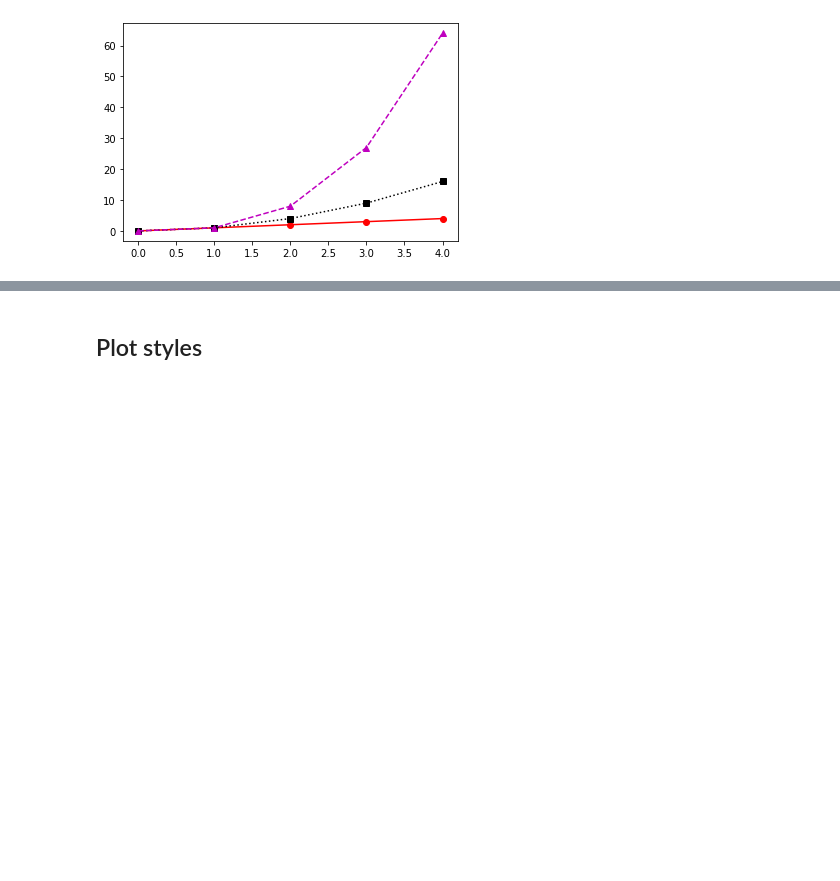
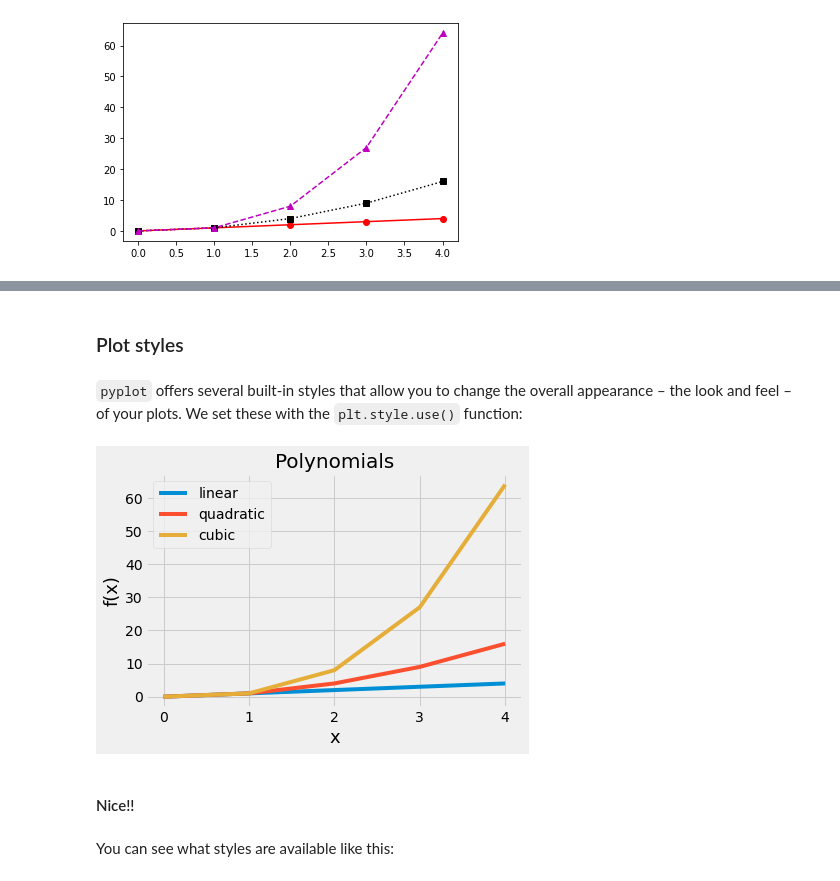
Before and after one commit to psychdatascience/FDS-CourseOne, a Jupyter notebook: tutorial015.ipynb, the cells around one changed output, grey strips where cells are left out. Cells and saved outputs as stored; diff of their text form; code cells hidden in the pictures; blank space fills up the shorter version.

```diff
--- a/tutorial015.ipynb
+++ b/tutorial015.ipynb
@@ -147,4 +219,24 @@ Some common markers are:
 
 There are a few others, which you can find [here](https://www.mathworks.com/help/matlab/creating_plots/specify-line-and-marker-appearance-in-plots.html).
 # %% [markdown]
-## Plot styles
+### Plot styles
+# %% [markdown]
+`pyplot` offers several built-in styles that allow you to change the overall appearance – the look and feel – of your plots. We set these with the `plt.style.use()` function:
+# %%
+plt.style.use('fivethirtyeight') # set style to Nate Silver's
+
+plt.plot(my_x, y_lin, label = 'linear');
+plt.plot(my_x, y_quad, label = 'quadratic');
+plt.plot(my_x, y_cube, label = 'cubic');
+
+plt.xlabel('x', fontsize = 18);
+plt.ylabel('f(x)', fontsize = 18);
+plt.title('Polynomials', fontsize = 20,);
+
+plt.legend();
+# %% [output]
+[figure, added]
+# %% [markdown]
+#### Nice!!
+# %% [markdown]
+You can see what styles are available like this:
```
Also changed, not shown: parts of 30 cells of this notebook.
